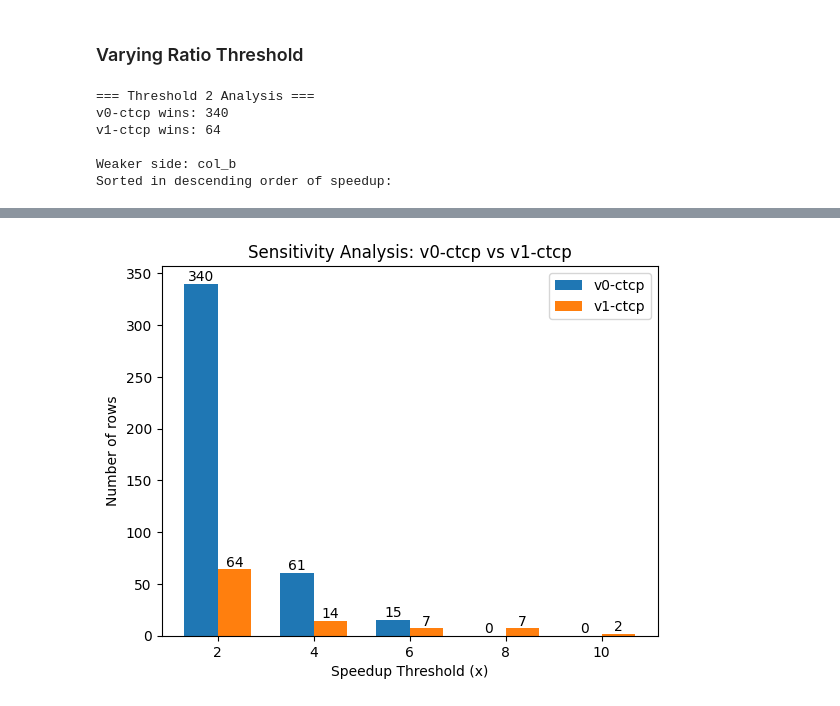
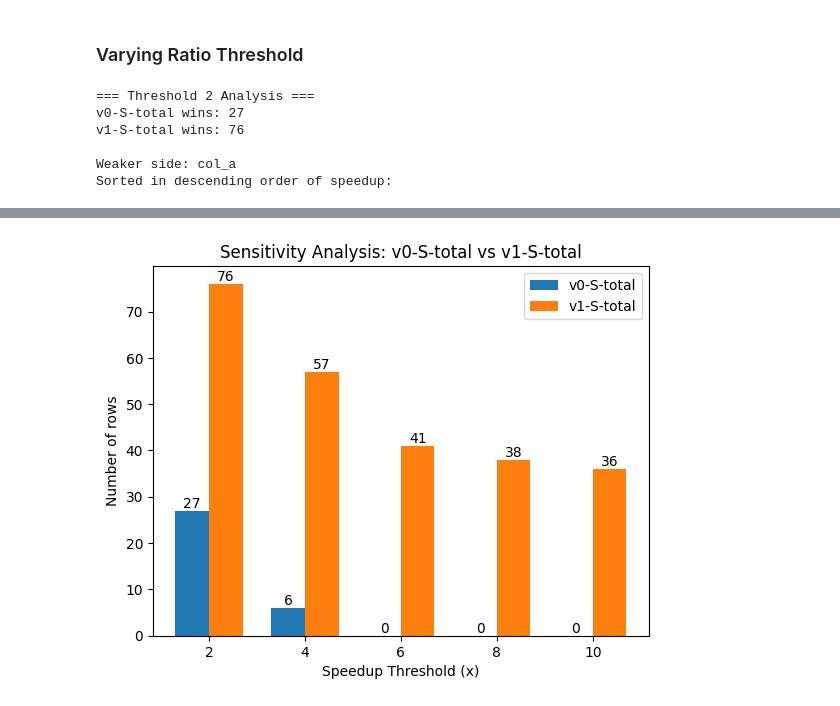
Before and after one commit to akhlaqueak/kplex-ML, a Jupyter notebook: notebooks/preprocessing.ipynb, the cells around one changed output, grey strips where cells are left out. Saved outputs shown, nothing was run; the diff lists cells and outputs as text; code cells hidden in the pictures.

```diff
--- a/notebooks/preprocessing.ipynb
+++ b/notebooks/preprocessing.ipynb
@@ -8,7 +8,7 @@ from IPython.display import Markdown, display
 
 file_path = "results-filtered.xlsx"
 df = pd.read_excel(file_path, sheet_name="kPEX")
-df = pd.read_excel(file_path, sheet_name="UMKP+")
+# df = pd.read_excel(file_path, sheet_name="UMKP+")
 versions="v0 v1 v2 v3".split()
 branchings="S R P".split()
 
@@ -80,8 +64,8 @@ df.loc[mask, cols+["dataset", "k", "v0-S-total"]]
 # =========================
 # CONFIG
 # =========================
-col_a = "v0-ctcp"
-col_b = "v1-ctcp"
+col_a = "v0-S-total"
+col_b = "v1-S-total"
 va = col_a.split("-")[0]
 vb = col_b.split("-")[0]
 thresholds = [2, 4, 6, 8, 10]
@@ -144,7 +128,7 @@ if weaker == "Tie":
 else:
     print(f"\nWeaker side: {'col_a' if weaker == 'A' else 'col_b'}")
     print("Sorted in descending order of speedup:\n")
-    max_len = 12  # choose what you like
+    max_len = 25  # choose what you like
 
     display(
         weaker_df.assign(
@@ -207,8 +191,8 @@ plt.legend()
 plt.show()
 # %% [output]
 === Threshold 2 Analysis ===
-v0-ctcp wins: 340
-v1-ctcp wins: 64
+v0-S-total wins: 27
+v1-S-total wins: 76
 
-Weaker side: col_b
+Weaker side: col_a
 Sorted in descending order of speedup:
@@ -232 +216 @@ Sorted in descending order of speedup:
-[figure, old version]
+[figure, new version]
```
Also changed, not shown: parts of 2 cells of this notebook, 6 other files.
